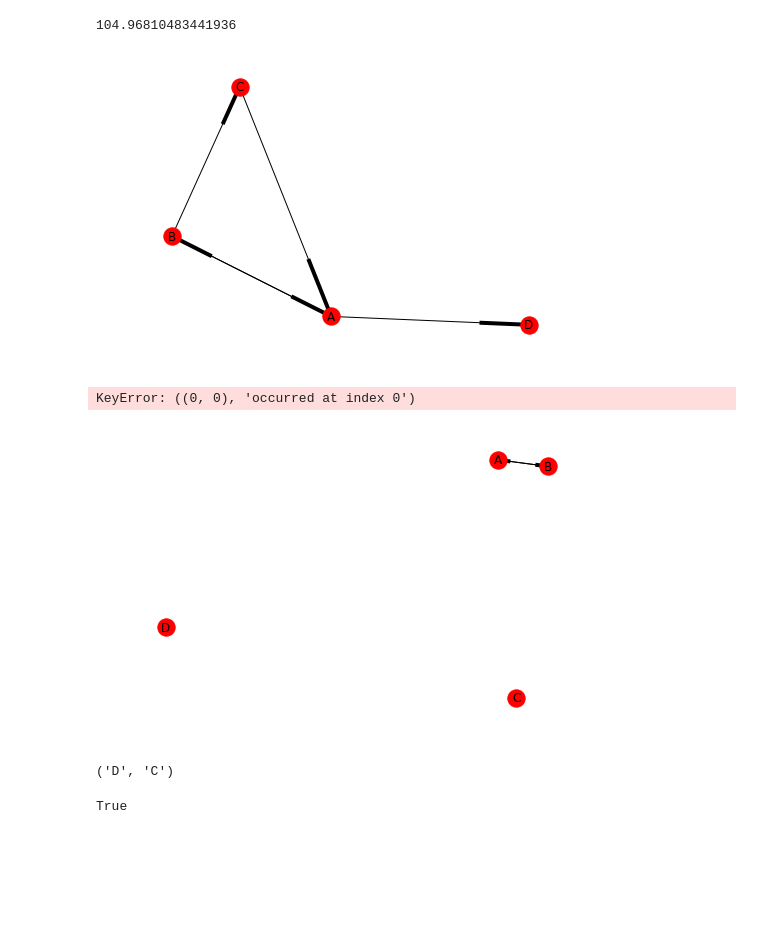
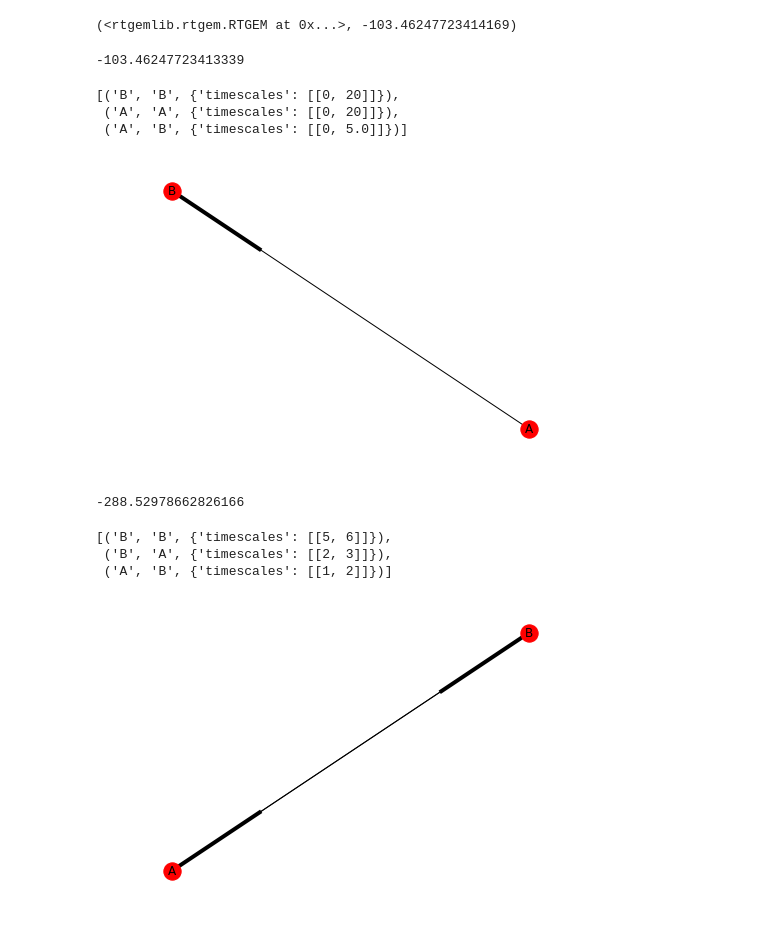
Before and after one commit to mok33/GMEs_experiments, a Jupyter notebook: RTGEM.ipynb, the cells around one changed output. Drawn from its saved outputs; the diff is of its cells as text; code cells hidden in the pictures; blank space fills up the shorter version.

Commit message:
backwardSearch

```diff
--- a/RTGEM.ipynb
+++ b/RTGEM.ipynb
@@ -26,25 +28,24 @@ model_AB = {
             (0,): 0.5,
             (1,): 1
         }
-    },
-    'C': {
-        'timescales': {'C': [[2, 3]]},
-        'lambdas': {
-            (0,): 0.5,
-            (1,): 1
-        }
-    },
-    'D': {
-        'timescales': {},
-        'lambdas': {(): 2}
     }
+#     'C': {
+#         'timescales': {'C': [[2, 3]]},
+#         'lambdas': {
+#             (0,): 0.5,
+#             (1,): 1
+#         }
+#     },
+#     'D': {
+#         'timescales': {},
+#         'lambdas': {(): 2}
+#     }
 }
 # %%
 def empty_nodes(nodes):
     return dict(zip(nodes, [{'timescales': {}, 'lambdas': {(): 1}}] * len(nodes)))
 # %%
 gms = RTGEM(model_AB)
+sampled_data = sample_from_tgem(gms, t_min=0, t_max=50)
-# %%
-sampled_data = sample_from_tgem(gms)
 # %%
 gms_rd = RTGEM(empty_nodes(list(model_AB.keys())))
@@ -246,0 +162,2 @@ lambdas_count_duration_df
+# %%
+m_learned, score = backwardSearch(gms_rd, sampled_data)
@@ -247,28 +178,34 @@ lambdas_count_duration_df
+# %%
+m_learned, score
+# %% [output]
+(<rtgemlib.rtgem.RTGEM at 0x...>, -103.46247723414169)
 # %%
-scoreBic()
+scoreBic(m_learned, sampled_data)
+# %% [output]
+-103.46247723413339
-# %%
-max_ngbr_score
-# %% [output]
-104.96810483441936
+# %%
+list(m_learned.dpd_graph.edges.data())
+# %% [output]
+[('B', 'B', {'timescales': [[0, 20]]}),
+ ('A', 'A', {'timescales': [[0, 20]]}),
+ ('A', 'B', {'timescales': [[0, 5.0]]})]
 # %%
-nx.draw(gms_rd.dpd_graph, with_labels=True)
+nx.draw(m_learned.dpd_graph, with_labels=True)
 plt.show()
 # %% [output]
-[figure, old version]
+[figure, new version]
 # %%
-scoreBic(model=gms_rd, observed_data=sampled_data)
+scoreBic(gms, sampled_data)
 # %% [output]
-KeyError: ((0, 0), 'occurred at index 0')
+-288.52978662826166
+# %%
+list(gms.dpd_graph.edges.data())
+# %% [output]
+[('B', 'B', {'timescales': [[5, 6]]}),
+ ('B', 'A', {'timescales': [[2, 3]]}),
+ ('A', 'B', {'timescales': [[1, 2]]})]
 # %%
 nx.draw(gms.dpd_graph, with_labels=True)
 plt.show()
 # %% [output]
-[figure, old version]
+[figure, new version]
-# %%
-args
-# %% [output]
-('D', 'C')
-# %%
-inverse_op(*[args])
-# %% [output]
-True
```
Also changed, not shown: parts of 71 cells of this notebook, 2 other files.
